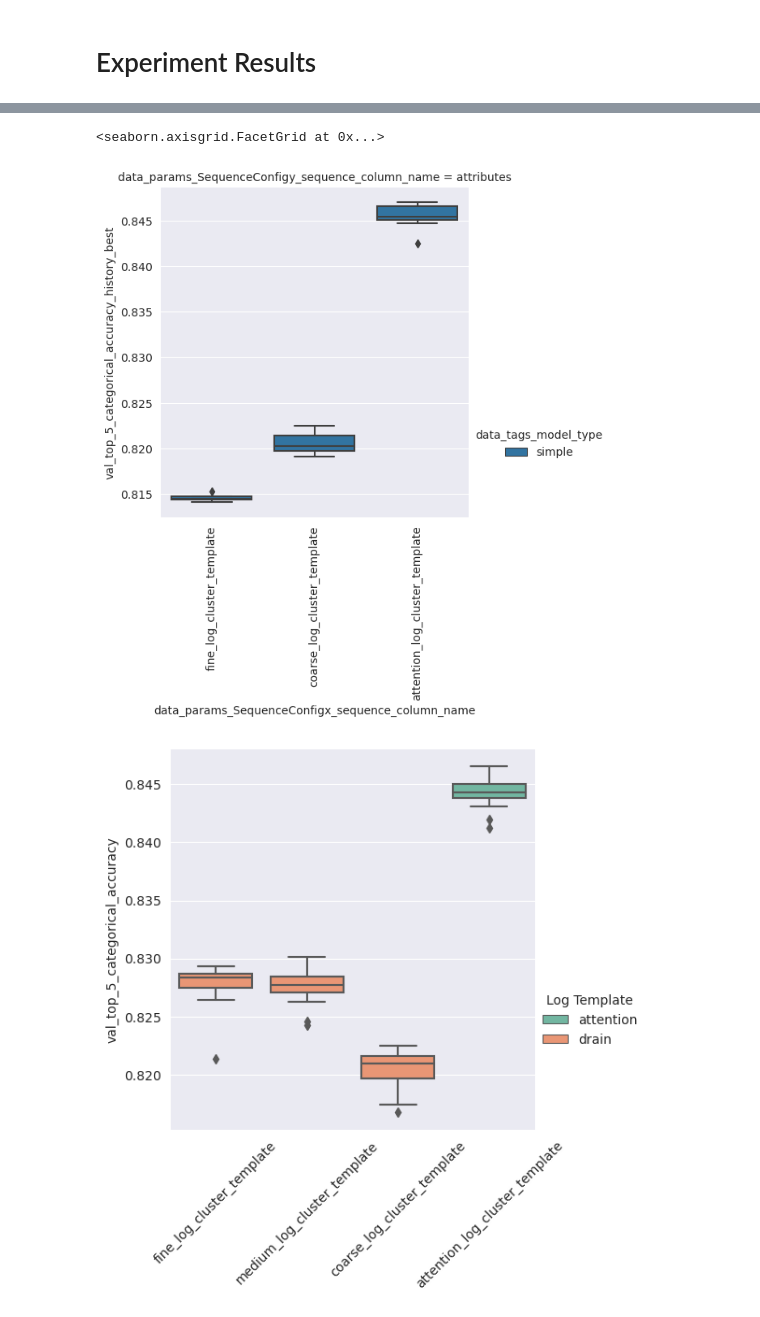
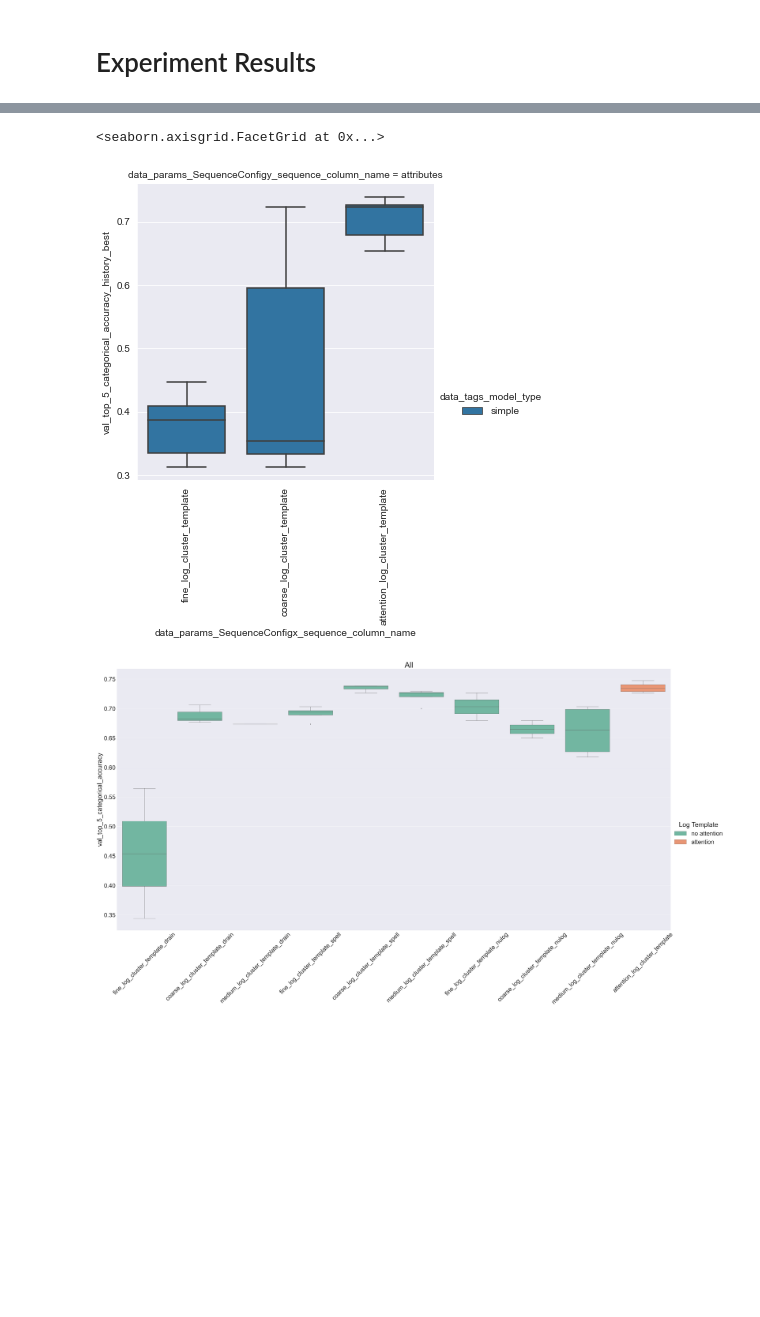
Before and after one commit to DerDoni/Domain-Guided-Monitoring, a Jupyter notebook: notebooks/drain_hierarchy.ipynb, the cells around one changed output, grey strips where cells are left out. Saved outputs shown, nothing was run; the diff lists cells and outputs as text; code cells hidden in the pictures; blank space fills up the shorter version.

```diff
--- a/notebooks/drain_hierarchy.ipynb
+++ b/notebooks/drain_hierarchy.ipynb
@@ -26,7 +26,8 @@ Queried 291 runs from MLFlow for huawei_logs
 # %%
 huawei_df = mlflow_helper.huawei_run_df(
-    valid_x_columns=["fine_log_cluster_template", "coarse_log_cluster_template", "", "medium_log_cluster_template"],
-    valid_y_columns=["attributes", "coarse_log_cluster_template"],
+    valid_x_columns=["fine_log_cluster_template_drain", "coarse_log_cluster_template_drain", "", "medium_log_cluster_template_drain", "fine_log_cluster_template_spell", "coarse_log_cluster_template_spell",
+                     "medium_log_cluster_template_spell", "fine_log_cluster_template_nulog", "coarse_log_cluster_template_nulog", "medium_log_cluster_template_nulog"],
+    valid_y_columns=["attributes"],
     include_drain_hierarchy=True,
 )
 huawei_df = huawei_df[
@@ -63,9 +58,9 @@ huawei_df.groupby(by=[
 # Drain Hierarchy - Suggested Templates
 # %%
 run_id = huawei_df[
-    (huawei_df["data_params_SequenceConfigx_sequence_column_name"] == "")
+    (huawei_df["data_params_SequenceConfigx_sequence_column_name"] == "coarse_log_cluster_template_drain")
     & (huawei_df["data_params_SequenceConfigy_sequence_column_name"] == "attributes")
-    & (huawei_df["data_tags_model_type"] == "gram")
+    & (huawei_df["data_tags_model_type"] == "simple")
 ]["info_run_id"].iloc[0]
 run_id
 # %% [output]
@@ -345,33 +325,40 @@ sns.catplot(
 ).set_xticklabels(rotation=90)
 # %% [output]
 <seaborn.axisgrid.FacetGrid at 0x...>
-[figure, old version]
+[figure, new version]
 # %%
+sns.set(font_scale=4)
 df = huawei_metrics_df.copy()
 df["data_params_SequenceConfigx_sequence_column_name"] = df["data_params_SequenceConfigx_sequence_column_name"].apply(lambda x: {
     "": "attention_log_cluster_template"
 }.get(x, x))
-df["Log Template"] = df["data_params_SequenceConfigx_sequence_column_name"].apply(lambda x: "attention" if "attention" in x else "drain")
+df["Log Template"] = df["data_params_SequenceConfigx_sequence_column_name"].apply(lambda x: "attention" if "attention" in x else "no attention")
 g = sns.catplot(
     data=df[
         df["data_params_SequenceConfigy_sequence_column_name"].apply(lambda x: x == "attributes")
         & df["data_tags_model_type"].apply(lambda x: x == "simple")
         &  df["data_params_ModelConfigbase_hidden_embeddings_trainable"].apply(lambda x: x == "False")
         & df["data_params_HuaweiPreprocessorConfigremove_dates_from_payload"].apply(lambda x: x == "True")
+        & df["data_params_ExperimentConfign_epochs"].apply(lambda x: x == "25")
+        #& df["data_params_HuaweiPreprocessorConfiglog_parser"].apply(lambda x: x == "nulog")
     ],
     hue="Log Template",
     x="data_params_SequenceConfigx_sequence_column_name",
     y="val_top_5_categorical_accuracy_history_best",
     row="data_params_SequenceConfigy_sequence_column_name",
-    order=["fine_log_cluster_template", "medium_log_cluster_template", "coarse_log_cluster_template",  "attention_log_cluster_template"],
+    order=["fine_log_cluster_template_drain", "coarse_log_cluster_template_drain", "medium_log_cluster_template_drain", "fine_log_cluster_template_spell", "coarse_log_cluster_template_spell",
+           "medium_log_cluster_template_spell", "fine_log_cluster_template_nulog", "coarse_log_cluster_template_nulog", "medium_log_cluster_template_nulog", "attention_log_cluster_template"],
     kind="box",
     palette="Set2",
     dodge=False,
+    height=30,
+    aspect=2,
 ).set_xticklabels(rotation=45).set_titles("").set_axis_labels('', "val_top_5_categorical_accuracy")
-plt.savefig("drain_results.png", dpi=100, bbox_inches="tight")
+plt.savefig("drain_results.png", dpi=300, bbox_inches="tight")
+plt.suptitle("All")
 plt.show()
 # %% [output]
-[figure, old version]
+[figure, new version]
 # %%
 huw = pd.read_pickle("../data/sequences_df.pkl")
 huw
```
Also changed, not shown: parts of 4 cells of this notebook, 1 other file.
